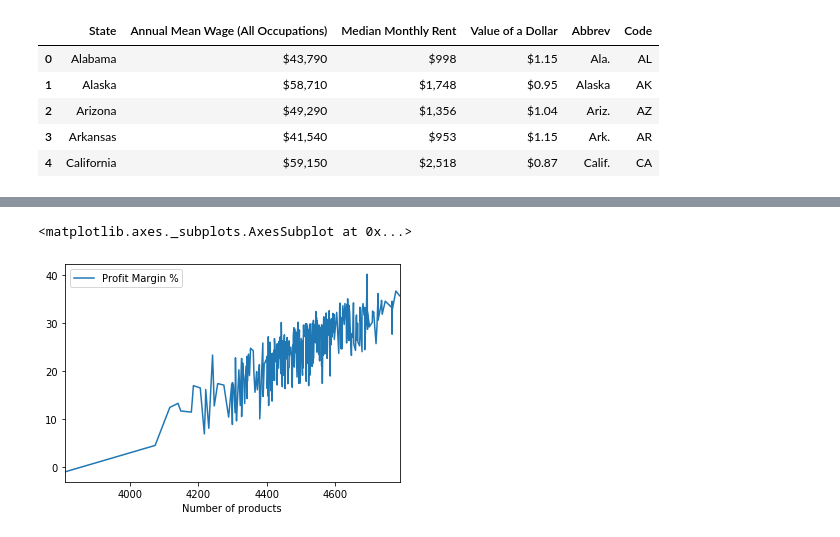
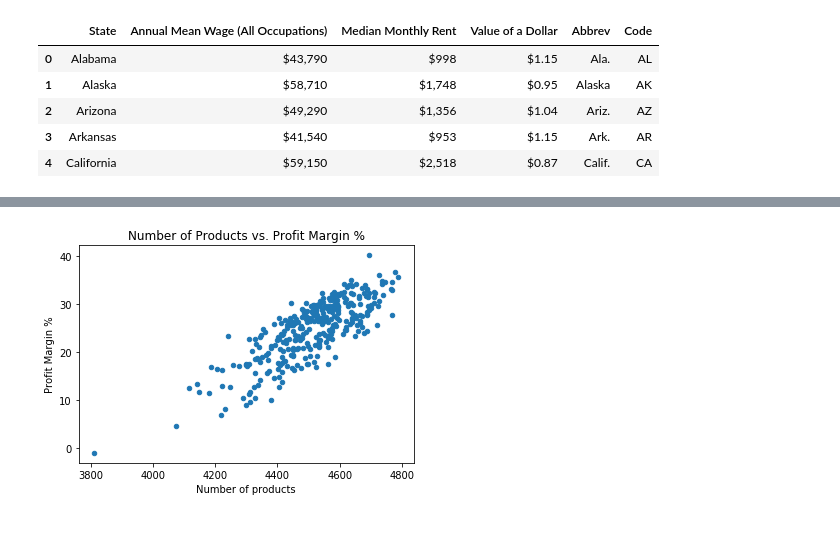
Before and after one commit to rachitpareek/profitAnalysis, a Jupyter notebook: Analysis.ipynb, the cells around one changed output, grey strips where cells are left out. Drawn from its saved outputs; the diff is of its cells as text; code cells hidden in the pictures.

```diff
--- a/Analysis.ipynb
+++ b/Analysis.ipynb
@@ -26 +24,4 @@ data = pd.read_csv("summer_internship_takehome.csv")
+# %%
+# Import dataset from CSV
+data = pd.read_csv("retail_sales_data.csv")
 # %% [markdown]
@@ -173,13 +164,10 @@ might do pca to understand, looked at coefs
 # %%
-# writing a model. first get data for prediction
-# only using non linearly dep cols so have right rank
 locations_with_rental_cost = annual_data.copy()[annual_data["Rental cost"] != 0]
 locations_without_rental_cost = annual_data.copy()[annual_data["Rental cost"] == 0]
-# Could add ranodm state
 X_train, X_test, y_train, y_test = train_test_split(
     locations_with_rental_cost[["Gross revenue", "Fixed cost", "Variable cost", "Number of products"]],
-    locations_with_rental_cost[["Rental cost"]], test_size=0.33, random_state=42)
-#normalization doesn't make a difference
+    locations_with_rental_cost[["Rental cost"]], test_size=0.25, random_state=42)
+# Normalization won't make a difference for OLS
 model = LinearRegression()
 model.fit(X_train, y_train)
 print("R^2 for training data: " + str(model.score(X_train, y_train)))
@@ -296,5 +276,7 @@ rent_adjusted_annual_data.sort_values("Value of a Dollar").plot.line("Value of a
 # %%
-rent_adjusted_annual_data.sort_values("Number of products").plot.line("Number of products", "Profit Margin %")
+ax = rent_adjusted_annual_data.sort_values("Number of products").plot.scatter("Number of products", "Profit Margin %")
+ax.set_title("Number of Products vs. Profit Margin %")
+ax.set_ylabel("Profit Margin %");
+# Very clear upward trend visible here!
 # %% [output]
-<matplotlib.axes._subplots.AxesSubplot at 0x...>
-[figure, old version]
+[figure, new version]
```
Also changed, not shown: parts of 49 cells of this notebook.
